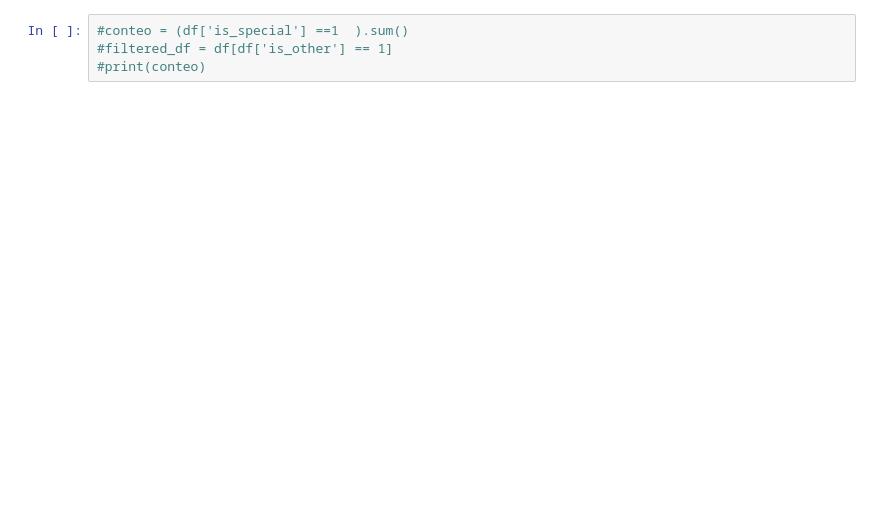
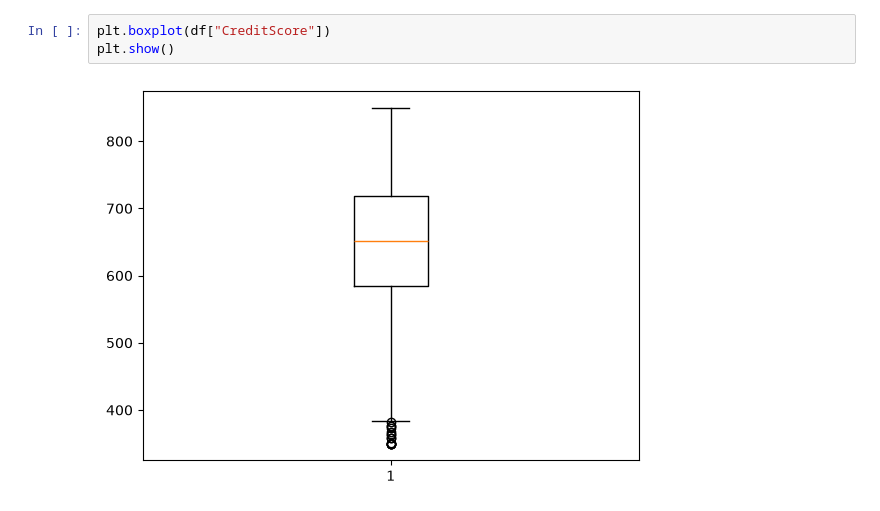
Before and after one commit to HadadBG/Customer_Prediction-CHURN, a Jupyter notebook: churn_model/notebooks/KNN.ipynb, the cells around one changed output. Cells and saved outputs as stored; diff of their text form; blank space fills up the shorter version.

```diff
--- a/churn_model/notebooks/KNN.ipynb
+++ b/churn_model/notebooks/KNN.ipynb
@@ -207,7 +123,8 @@ Index(['Survived', 'Pclass', 'Age', 'SibSp', 'Parch', 'Fare', 'is_miss',
 # %%
-#conteo = (df['is_special'] ==1  ).sum()
-#filtered_df = df[df['is_other'] == 1]
-#print(conteo)
+plt.boxplot(df["CreditScore"])
+plt.show()
+# %% [output]
+[figure, added]
 # %%
 df.info()
 # %% [output]
```
Also changed, not shown: parts of 39 cells of this notebook, 1 other file.
